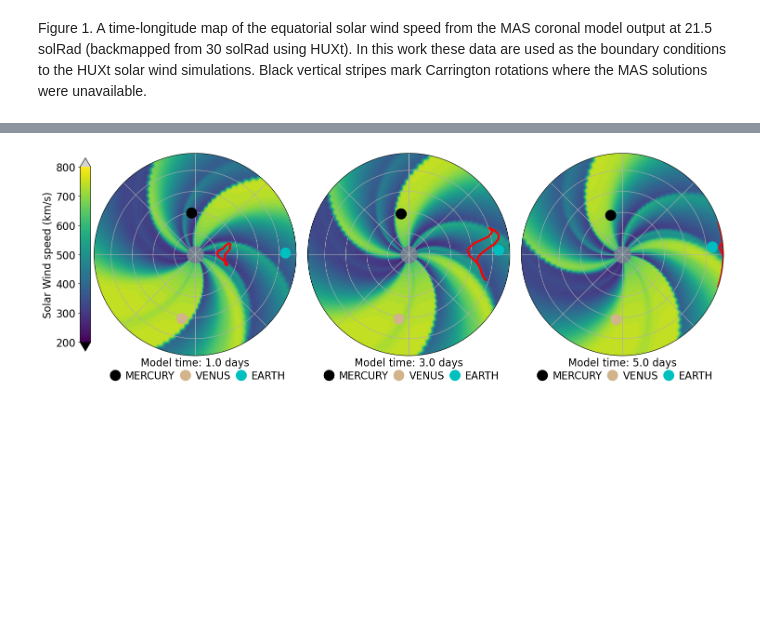
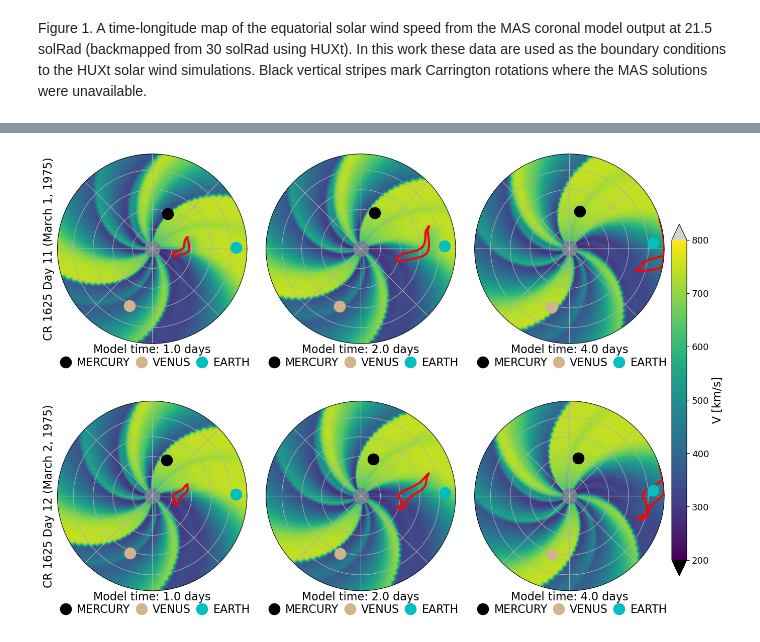
Before and after one commit to dechenlhamogyeltshen/CME_transit_variability, a Jupyter notebook: code/analysis.ipynb, the cells around one changed output, grey strips where cells are left out. Cells and saved outputs as stored; diff of their text form; code cells hidden in the pictures; blank space fills up the shorter version.

```diff
--- a/code/analysis.ipynb
+++ b/code/analysis.ipynb
@@ -223,63 +553,87 @@ def plot_huxt_example():
     """
     # Run HUXt with climatological average CME and plot at 3 timesteps - initiation, middle, and arrival at Earth
     cme = H.ConeCME(t_launch=0 * u.day, longitude=0.0 * u.deg, width=37.4 * u.deg, v=495 * (u.km / u.s), thickness=0 * u.solRad, initial_height=21.5 * u.solRad)
+    cme_fast = H.ConeCME(t_launch=0 * u.day, longitude=0.0 * u.deg, width=69.8 * u.deg, v=1070 * (u.km / u.s), thickness=0 * u.solRad, initial_height=21.5 * u.solRad)
 
-    cr_num = 1625
-    vr_mas = HI.get_MAS_long_profile(cr_num, lat=0.0 * u.deg)
+    cr_num_min = 1625
+    cr_num_max = 1625
+
+    vr_mas_min = HI.get_MAS_long_profile(cr_num_min, lat=0.0 * u.deg)
+    vr_mas_max = HI.get_MAS_long_profile(cr_num_max, lat=0.0 * u.deg)
 
     #  Map the inner boundary MAS values inwards from 30 rS to 21.5 rS
-    vr_21 = HI.map_v_boundary_inwards(vr_mas, 30*u.solRad, 21.5*u.solRad)
+    vr_21_min = HI.map_v_boundary_inwards(vr_mas_min, 30*u.solRad, 21.5*u.solRad)
+    vr_21_max = HI.map_v_boundary_inwards(vr_mas_max, 30*u.solRad, 21.5*u.solRad)
 
     #  Setup HUXt to do a 6 day simulation, with model output every 4 timesteps (roughly half and hour time step)
-    model = H.HUXt(v_boundary=vr_21, cr_num=cr_num, cr_lon_init=0*u.deg, simtime=6*u.day, dt_scale=4, r_min=21.5*u.solRad, frame = 'sidereal')
+    model_min = H.HUXt(v_boundary=vr_21_min, cr_num=cr_num_min, cr_lon_init=(360*16/27)*u.deg, simtime=6*u.day, dt_scale=4, r_min=21.5*u.solRad, frame = 'sidereal')
+    model_max = H.HUXt(v_boundary=vr_21_max, cr_num=cr_num_max, cr_lon_init=(360*15/27)*u.deg, simtime=6*u.day, dt_scale=4, r_min=21.5*u.solRad, frame = 'sidereal')
 
-    model.solve([cme])
+    model_min.solve([cme])
+    model_max.solve([cme])
 
-    fig, ax = plt.subplots(1, 3, figsize=(15,5), subplot_kw={"projection": "polar"})
+    # Compute the transit time
+    stats = model_min.cmes[0].compute_arrival_at_body('EARTH')
+    print("day 11 transit time = ",stats['t_transit'].value)
+    arrival_time = stats['t_arrive']
 
-    cme = model.cmes[0]
-    stats = cme.compute_arrival_at_body('Earth')
-    hit_id = stats['hit_id']
-    halfway_id = np.int64(np.fix(hit_id/2.0))
+    # Find the arrival speed within 1 day of arrival
+    earth_series = HA.get_observer_timeseries(model_min, observer='Earth')
+    mask = (Time(earth_series['time']) >= arrival_time) & (Time(earth_series['time']) <= arrival_time + 3 * u.day)
+    print("day 11 arrival speed",earth_series.loc[mask, 'vsw'].max())
 
-    for a, time_out in zip(ax, [1*u.day, 3*u.day, 5*u.day]):
+    # Compute the transit time
+    stats = model_max.cmes[0].compute_arrival_at_body('EARTH')
+    print("day 12 transit time = ",stats['t_transit'].value)
+    arrival_time = stats['t_arrive']
 
-        id_t = plot_huxt_multi(a, time_out, model)
+    # Find the arrival speed within 1 day of arrival
+    earth_series = HA.get_observer_timeseries(model_max, observer='Earth')
+    mask = (Time(earth_series['time']) >= arrival_time) & (Time(earth_series['time']) <= arrival_time + 3 * u.day)
+    print("day 12 arrival speed",earth_series.loc[mask, 'vsw'].max())
 
-        label = "Model time: {:3.1f} days".format(model.time_out[id_t].to(u.day).value)
-        a.text(0.5, -0.05,label, ha='center', fontsize=16, transform=a.transAxes)
+    fig, ax = plt.subplots(2, 3, figsize=(15, 10), subplot_kw={"projection": "polar"})
 
-    fig.subplots_adjust(left=0.075, bottom=0.12, right=0.99, top=0.99, wspace=0.015)
+    models = [model_min, model_max]
+    labels = ["CR 1625 Day 11 (March 1, 1975)", "CR 1625 Day 12 (March 2, 1975)"]
+
+    for row, (model, label) in enumerate(zip(models, labels)):
+        cme = model.cmes[0]
+        stats = cme.compute_arrival_at_body('Earth')
+        hit_id = stats['hit_id']
+        halfway_id = np.int64(np.fix(hit_id / 2.0))
+
+        for col, time_out in enumerate([1 * u.day, 2 * u.day, 4 * u.day]):
+            id_t = plot_huxt_multi(ax[row, col], time_out, model)
+
+            time_label = "Model time: {:3.1f} days".format(model.time_out[id_t].to(u.day).value)
+            ax[row, col].text(0.5, -0.05, time_label, ha='center', fontsize=16, transform=ax[row, col].transAxes)
+
+        ax[row, 0].set_ylabel(label, fontsize=16)
+
+    fig.subplots_adjust(left=0.075, bottom=0.12, right=0.88, top=0.99, wspace=0.1, hspace=0.3)
 
     mymap = mpl.cm.viridis
     mymap.set_over('lightgrey')
     mymap.set_under([0, 0, 0])
-    norm = mpl.colors.Normalize(vmin=200,vmax=800)
+    norm = mpl.colors.Normalize(vmin=200, vmax=800)
     smp = mpl.cm.ScalarMappable(norm=norm, cmap=mymap)
 
-    pos = ax[0].get_position()
-    dw = 0.02
-    dh = 0.02
-    left = pos.x0 - dw
-    bottom = pos.y0 + dh
-    width = 0.015
-    height = pos.height - 2*dh
-    cbaxes = fig.add_axes([left, bottom, width, height])
+    cbaxes = fig.add_axes([0.89, 0.15, 0.02, 0.7])
     cbar = fig.colorbar(smp, cax=cbaxes, orientation='vertical', extend='both')
+    cbar.ax.tick_params(labelsize=13)
+    cbar.set_label('V [km/s]')
 
-    cbaxes.yaxis.set_ticks_position('left')
-    cbaxes.yaxis.set_label_position('left')
-    cbar.set_label('Solar Wind speed (km/s)')
-
-    for a in ax:
-        a.legend(bbox_to_anchor=(0.5, -0.1), loc="center", ncol=3, frameon=False, handletextpad=0.0, columnspacing=0.0)
+    for row in range(2):
+        for col in range(3):
+            ax[row, col].legend(bbox_to_anchor=(0.5, -0.1), loc="center", ncol=3, frameon=False, handletextpad=0.0, columnspacing=0.0)
 
     dirs = H._setup_dirs_()
     fig_name = 'cone_cme_example'
     fig_path = os.path.join(dirs['HUXt_figures'], fig_name + ".pdf")
-    fig.savefig(fig_path)
-    fig_path = os.path.join(dirs['HUXt_figures'], fig_name + ".png")
-    fig.savefig(fig_path)
+    fig.savefig(fig_path, dpi=300, bbox_inches='tight')
+
+
     return
 
 plot_huxt_example()
@@ -288,2 +647,2 @@ Files already exist for CR1625
-[figure, old version]
+[figure, new version]
 # %% [markdown]
```
Also changed, not shown: parts of 30 cells of this notebook, 6 other files.
